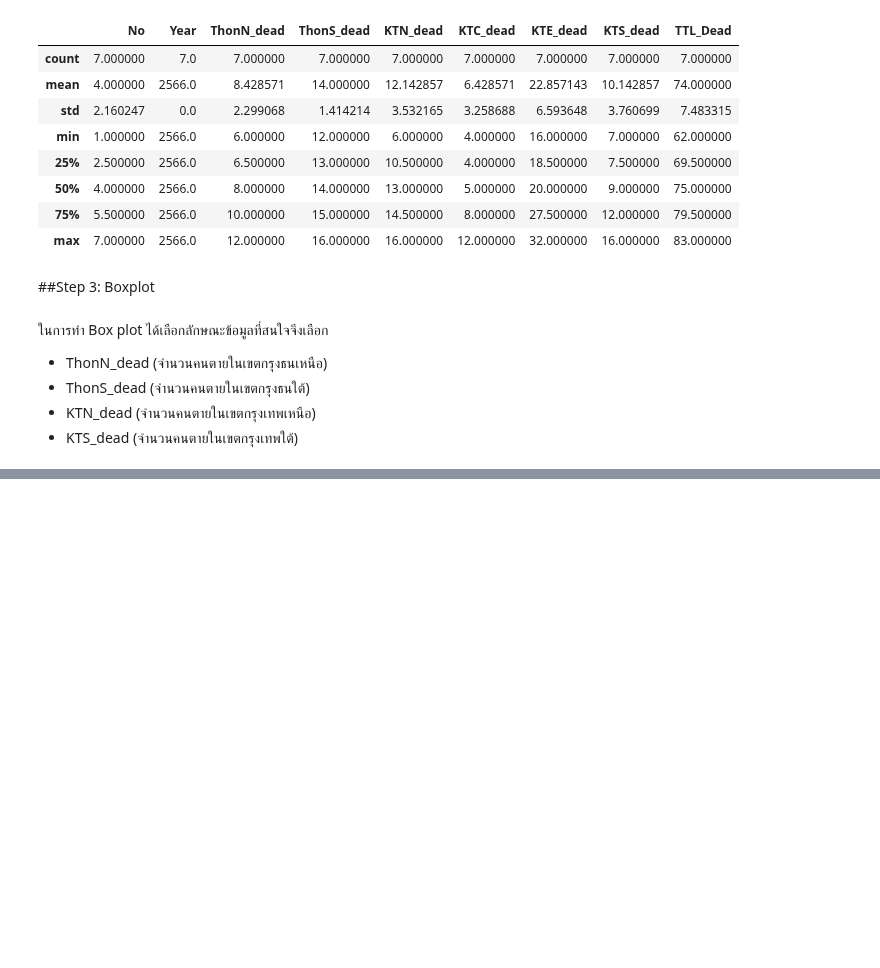
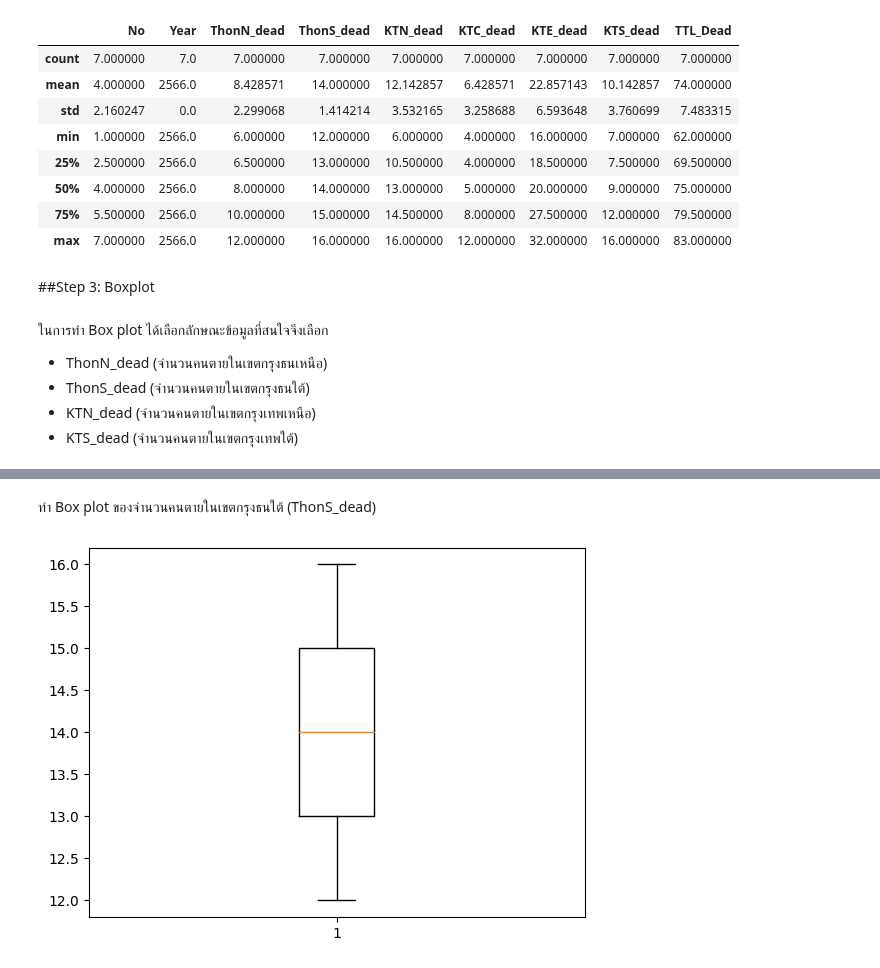
Before and after one commit to Jaomiew/DPDM2023, a Jupyter notebook: Data102(Chapter2).ipynb, the cells around one changed output, grey strips where cells are left out. Cells and saved outputs as stored; diff of their text form; code cells hidden in the pictures; blank space fills up the shorter version.

```diff
--- a/Data102(Chapter2).ipynb
+++ b/Data102(Chapter2).ipynb
@@ -527,0 +564,6 @@ table_ex.describe()
+# %% [markdown]
+ทำ Box plot ของจำนวนคนตายในเขตกรุงธนใต้ (ThonS_dead)
+# %%
+ThonS_dead = plt.boxplot(table_ex['ThonS_dead']);
+# %% [output]
+[figure, added]
```
Also changed, not shown: parts of 36 cells of this notebook.
